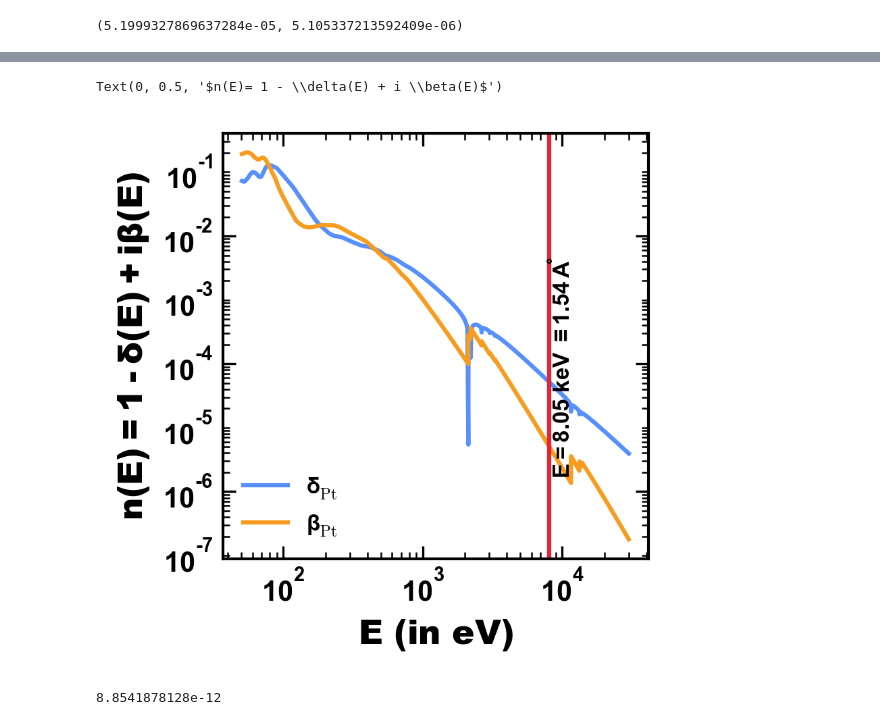
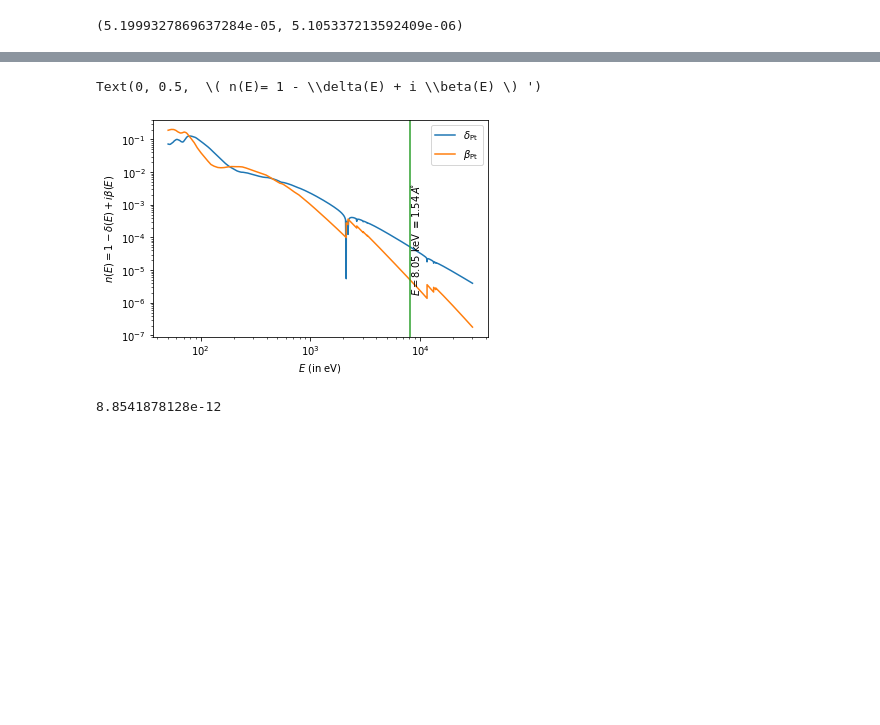
Before and after one commit to Baalkikhaal/Spintronics, a Jupyter notebook: _notebooks/2022-04-08-Dispersion-in-refractive-index.ipynb, the cells around one changed output, grey strips where cells are left out. Cells and saved outputs as stored; diff of their text form; code cells hidden in the pictures; blank space fills up the shorter version.

```diff
--- a/_notebooks/2022-04-08-Dispersion-in-refractive-index.ipynb
+++ b/_notebooks/2022-04-08-Dispersion-in-refractive-index.ipynb
@@ -23,4 +23,4 @@ import numpy as np
 from scipy.constants import pi, Avogadro, physical_constants
 import matplotlib as mpl
 import matplotlib.pyplot as plt
-mpl.style.use('../assets/matplotlib/myMatplotlibStylesheet.mplstyle')
+#mpl.style.use('../assets/matplotlib/myMatplotlibStylesheet.mplstyle')
@@ -515,34 +499,34 @@ array([-4.57532804e+03, -4.43087500e+03, -4.29091177e+03, -4.15541702e+03,
 # %%
 #%% Plot the data.
 
 fig, ax = plt.subplots()
 
 x_min = 5e+1
-ax.plot(energies[energies > x_min], deltas[energies > x_min], '-', label=r'$\delta_\mathrm{Pt}$')
-ax.plot(energies[energies> x_min], betas[energies> x_min], '-', label=r'$\beta_\mathrm{Pt}$')
+ax.plot(energies[energies > x_min], deltas[energies > x_min], '-', label=r \( \delta_\mathrm{Pt} \) ')
+ax.plot(energies[energies> x_min], betas[energies> x_min], '-', label=r \( \beta_\mathrm{Pt} \) ')
 
 ax.axvline(energy_CuKa, color='C2')
-ax.text(energy_CuKa, 0.2, r'$E=8.05$ keV $\equiv 1.54\,A\!^{\circ}$ ', transform=ax.get_xaxis_transform(),
+ax.text(energy_CuKa, 0.2, r \( E=8.05 \)  keV \( \equiv 1.54\,A\!^{\circ} \)  ', transform=ax.get_xaxis_transform(),
         rotation='vertical')
 
 ax.legend()
 ax.set_xscale('log')
 ax.set_yscale('log')
 
 # Set the ticks in log scale.
 major_ticks = mpl.ticker.LogLocator(base=10.0)
 minor_ticks = mpl.ticker.LogLocator(base=10.0, subs=np.arange(1, 10), numticks=10)
 
 #ax.xaxis.set_major_locator(major_ticks)
 #ax.xaxis.set_minor_locator(minor_ticks)
 ax.yaxis.set_major_locator(major_ticks)
 ax.yaxis.set_minor_locator(minor_ticks)
 
-ax.set_xlabel(r'$E$ (in eV)')
-ax.set_ylabel(r'$n(E)= 1 - \delta(E) + i \beta(E)$')
+ax.set_xlabel(r \( E \)  (in eV)')
+ax.set_ylabel(r \( n(E)= 1 - \delta(E) + i \beta(E) \) ')
 # %% [output]
-Text(0, 0.5, '$n(E)= 1 - \\delta(E) + i \\beta(E)$')
+Text(0, 0.5,  \( n(E)= 1 - \\delta(E) + i \\beta(E) \) ')
-[figure, old version]
+[figure, new version]
 # %%
 fig.savefig('../assets/images/dispersion_refractive_index_Pt.png')
 fig.savefig('../assets/images/dispersion_refractive_index_Pt.pdf')
```
Also changed, not shown: parts of 29 cells of this notebook, 9 other files.
